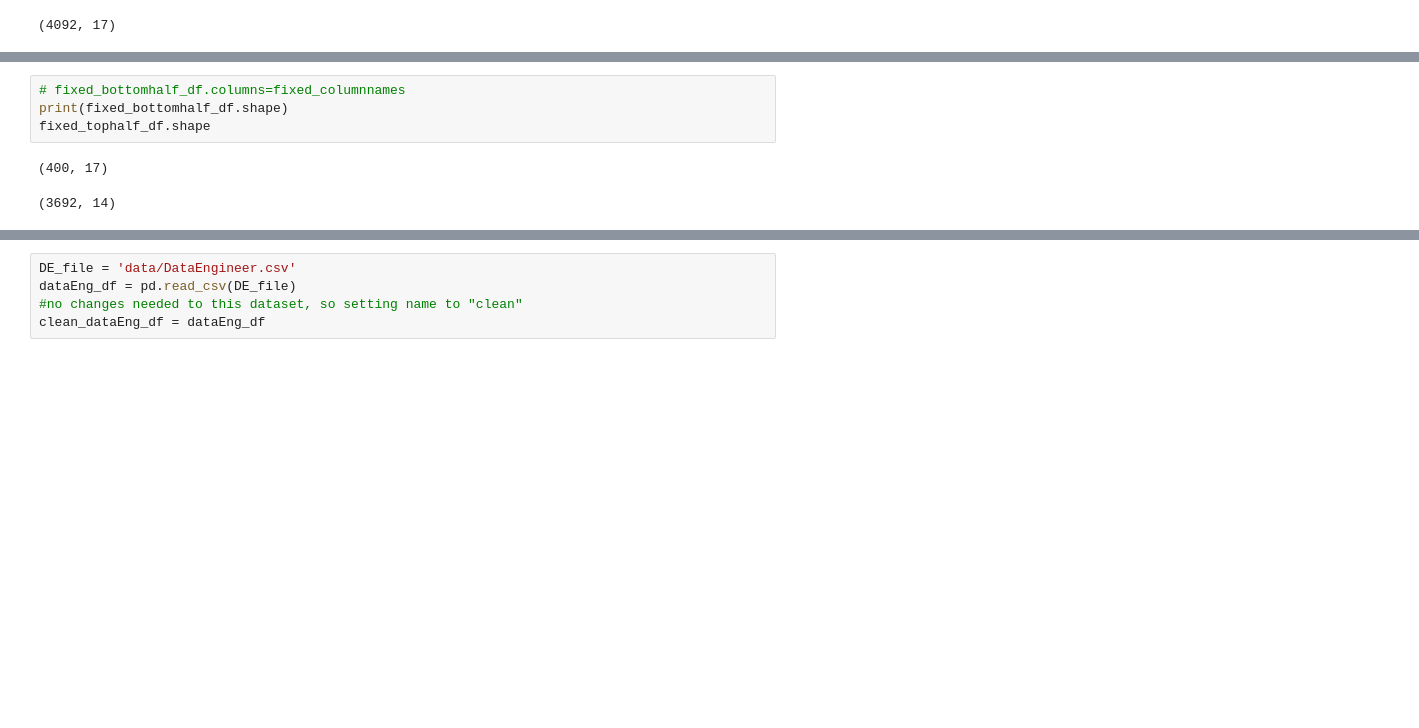
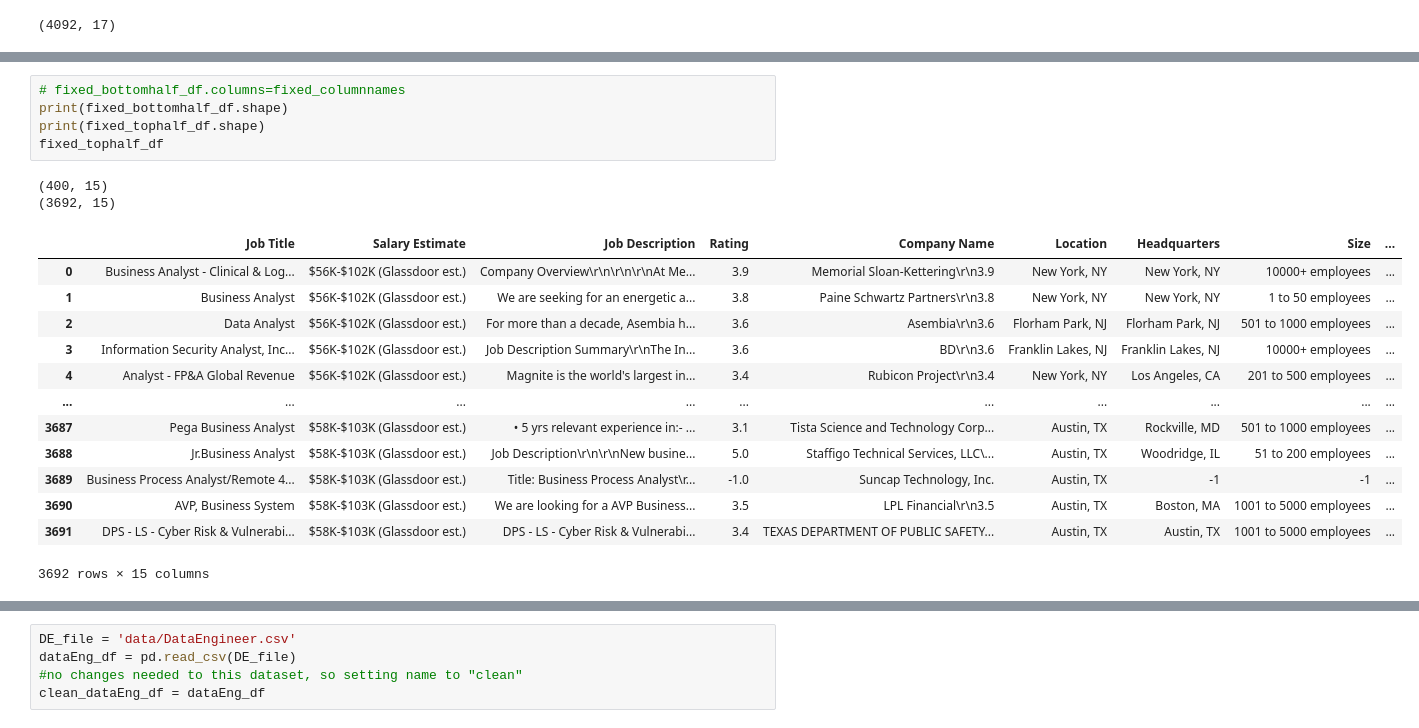
Before and after one commit to riebs123/data-oriented-jobs, a Jupyter notebook: data_jobs_etl.ipynb, the cells around one changed output, grey strips where cells are left out. Saved outputs shown, nothing was run; the diff lists cells and outputs as text; blank space fills up the shorter version.

```diff
--- a/data_jobs_etl.ipynb
+++ b/data_jobs_etl.ipynb
@@ -62,10 +102,24 @@ fixed_bottomhalf_df = busAnal_df.loc[3692:, :]
 # %%
 # fixed_bottomhalf_df.columns=fixed_columnnames
 print(fixed_bottomhalf_df.shape)
-fixed_tophalf_df.shape
+print(fixed_tophalf_df.shape)
+fixed_tophalf_df
 # %% [output]
-(400, 17)
+(400, 15)
+(3692, 15)
+|  | Job Title | Salary Estimate | Job Description | Rating | Company Name | Location | Headquarters | Size | ... |
+| 0 | Business Analyst - Clinical & Log... | $56K-$102K (Glassdoor est.) | Company Overview\r\n\r\n\r\nAt Me... | 3.9 | Memorial Sloan-Kettering\r\n3.9 | New York, NY | New York, NY | 10000+ employees | ... |
+| 1 | Business Analyst | $56K-$102K (Glassdoor est.) | We are seeking for an energetic a... | 3.8 | Paine Schwartz Partners\r\n3.8 | New York, NY | New York, NY | 1 to 50 employees | ... |
+| 2 | Data Analyst | $56K-$102K (Glassdoor est.) | For more than a decade, Asembia h... | 3.6 | Asembia\r\n3.6 | Florham Park, NJ | Florham Park, NJ | 501 to 1000 employees | ... |
+| 3 | Information Security Analyst, Inc... | $56K-$102K (Glassdoor est.) | Job Description Summary\r\nThe In... | 3.6 | BD\r\n3.6 | Franklin Lakes, NJ | Franklin Lakes, NJ | 10000+ employees | ... |
+| 4 | Analyst - FP&A Global Revenue | $56K-$102K (Glassdoor est.) | Magnite is the world's largest in... | 3.4 | Rubicon Project\r\n3.4 | New York, NY | Los Angeles, CA | 201 to 500 employees | ... |
+| ... | ... | ... | ... | ... | ... | ... | ... | ... | ... |
+| 3687 | Pega Business Analyst | $58K-$103K (Glassdoor est.) | • 5 yrs relevant experience in:- ... | 3.1 | Tista Science and Technology Corp... | Austin, TX | Rockville, MD | 501 to 1000 employees | ... |
+| 3688 | Jr.Business Analyst | $58K-$103K (Glassdoor est.) | Job Description\r\n\r\nNew busine... | 5.0 | Staffigo Technical Services, LLC\... | Austin, TX | Woodridge, IL | 51 to 200 employees | ... |
+| 3689 | Business Process Analyst/Remote 4... | $58K-$103K (Glassdoor est.) | Title: Business Process Analyst\r... | -1.0 | Suncap Technology, Inc. | Austin, TX | -1 | -1 | ... |
+| 3690 | AVP, Business System | $58K-$103K (Glassdoor est.) | We are looking for a AVP Business... | 3.5 | LPL Financial\r\n3.5 | Austin, TX | Boston, MA | 1001 to 5000 employees | ... |
+| 3691 | DPS - LS - Cyber Risk & Vulnerabi... | $58K-$103K (Glassdoor est.) | DPS - LS - Cyber Risk & Vulnerabi... | 3.4 | TEXAS DEPARTMENT OF PUBLIC SAFETY... | Austin, TX | Austin, TX | 1001 to 5000 employees | ... |
-(3692, 14)
+3692 rows × 15 columns
 # %%
 #clean_busAnaly_df = fixed_tophalf_df.merge()
 #busAnal_df.loc[3692:, :]
```
Also changed, not shown: parts of 17 cells of this notebook.
